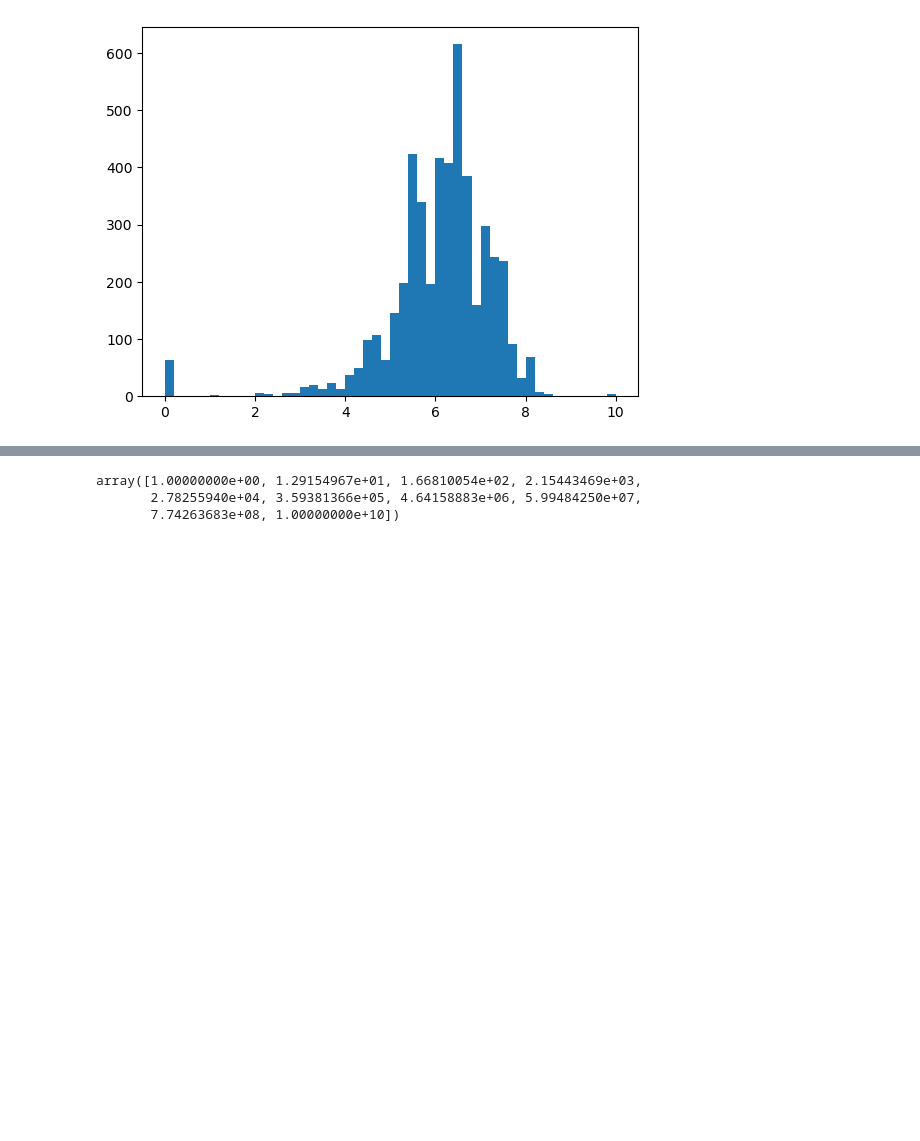
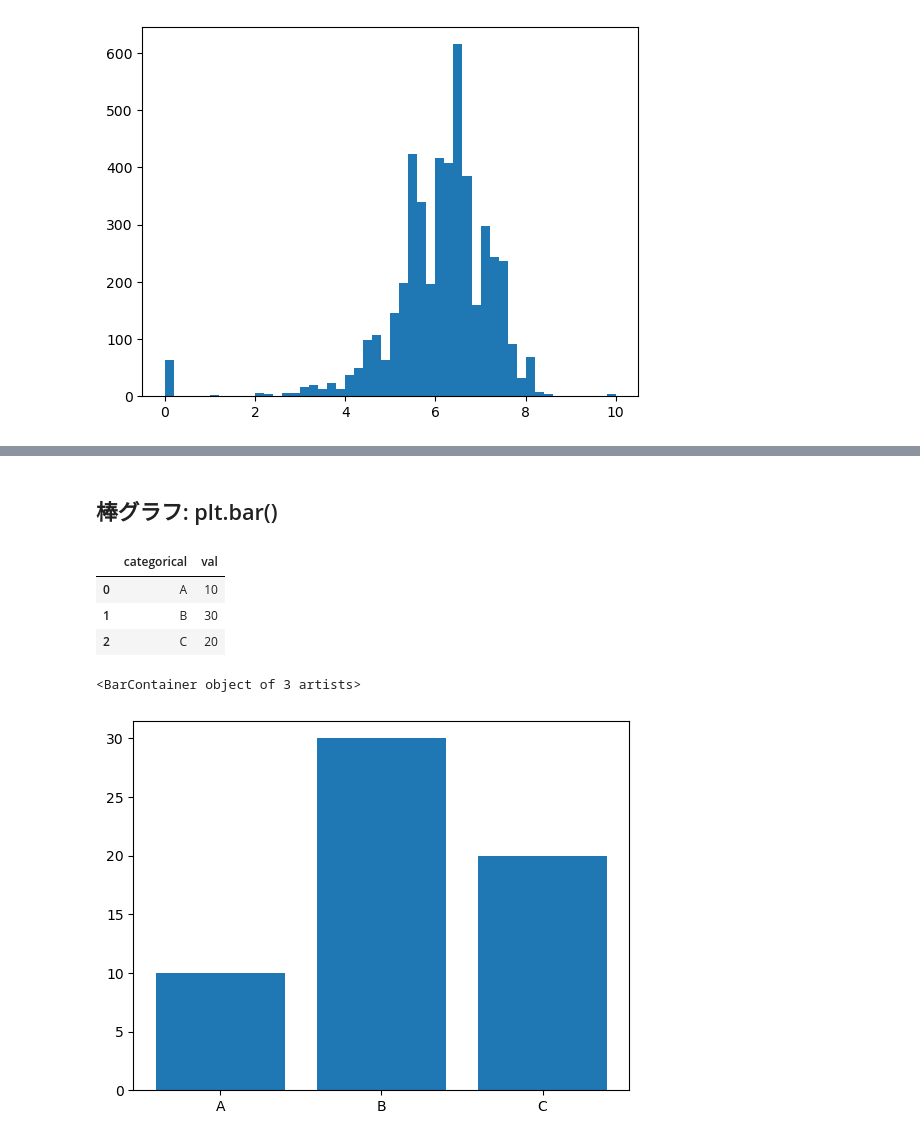
Before and after one commit to donchan7777/py-practice, a Jupyter notebook: python_DS/Matplotlib.ipynb, the cells around one changed output, grey strips where cells are left out. Saved outputs shown, nothing was run; the diff lists cells and outputs as text; code cells hidden in the pictures; blank space fills up the shorter version.

```diff
--- a/python_DS/Matplotlib.ipynb
+++ b/python_DS/Matplotlib.ipynb
@@ -154,6 +139,17 @@ axes.hist(df['profit'], bins=50)
 # %%
-np.logspace(0, 10, 10)
+bins = np.logspace(0, np.log10(df['profit'].max()), 100)
-# %% [output]
-array([1.00000000e+00, 1.29154967e+01, 1.66810054e+02, 2.15443469e+03,
-       2.78255940e+04, 3.59381366e+05, 4.64158883e+06, 5.99484250e+07,
-       7.74263683e+08, 1.00000000e+10])
+# %% [markdown]
+## 棒グラフ: plt.bar()
+# %%
+df = pd.DataFrame({'categorical': ['A', 'B', 'C'], 'val': [10, 30, 20]})
+df
+# %% [output]
+|  | categorical | val |
+| 0 | A | 10 |
+| 1 | B | 30 |
+| 2 | C | 20 |
+# %%
+plt.bar('categorical', 'val', data=df)
+# %% [output]
+<BarContainer object of 3 artists>
+[figure, added]
```
Also changed, not shown: parts of 11 cells of this notebook, 13 other files.
